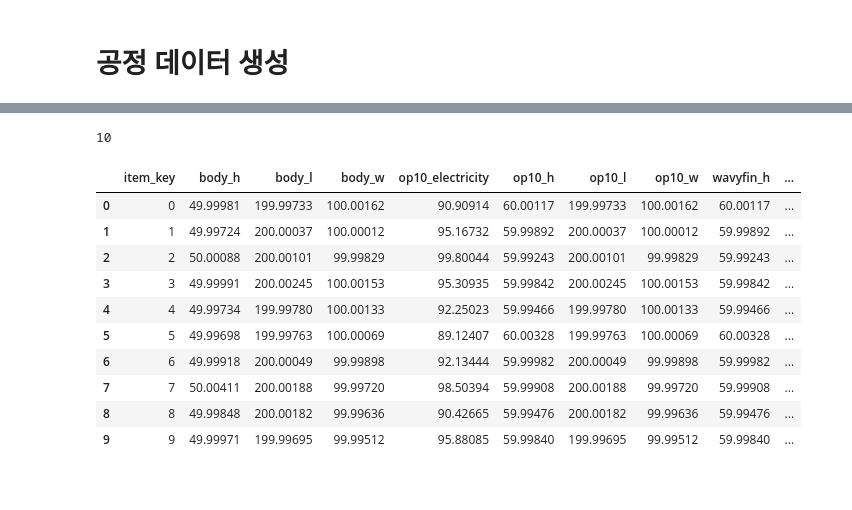
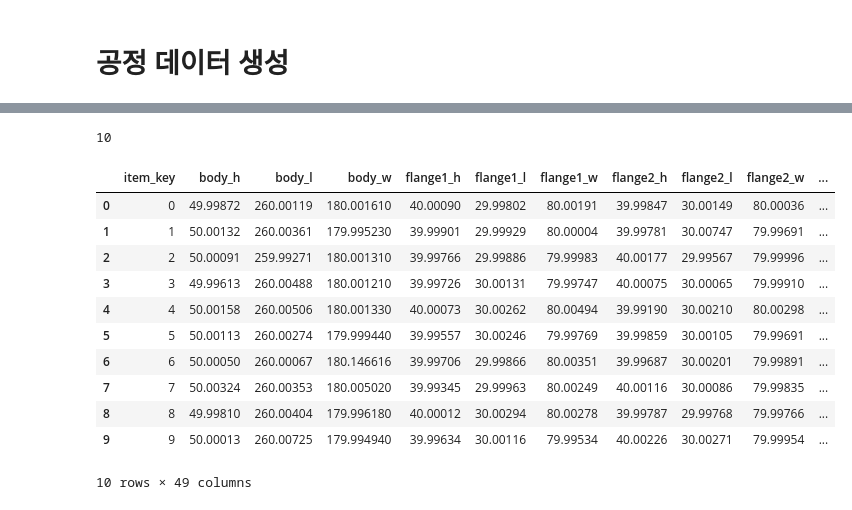
Before and after one commit to greendolphin7/Assembly_process_data_web_application, a Jupyter notebook: process_data_generator.ipynb, the cells around one changed output, grey strips where cells are left out. Cells and saved outputs as stored; diff of their text form; code cells hidden in the pictures.

```diff
--- a/process_data_generator.ipynb
+++ b/process_data_generator.ipynb
@@ -222,20 +367,21 @@ result_df.to_excel("op10_data.xlsx")
 # %%
-data_load = pd.read_excel("op10_data.xlsx")
+data_load = pd.read_excel("item_data.xlsx")
 
 num_list = len(data_load)
 
 print(num_list)
 data_load
 # %% [output]
 10
-|  | item_key | body_h | body_l | body_w | op10_electricity | op10_h | op10_l | op10_w | wavyfin_h | ... |
-| 0 | 0 | 49.99981 | 199.99733 | 100.00162 | 90.90914 | 60.00117 | 199.99733 | 100.00162 | 60.00117 | ... |
-| 1 | 1 | 49.99724 | 200.00037 | 100.00012 | 95.16732 | 59.99892 | 200.00037 | 100.00012 | 59.99892 | ... |
-| 2 | 2 | 50.00088 | 200.00101 | 99.99829 | 99.80044 | 59.99243 | 200.00101 | 99.99829 | 59.99243 | ... |
-| 3 | 3 | 49.99991 | 200.00245 | 100.00153 | 95.30935 | 59.99842 | 200.00245 | 100.00153 | 59.99842 | ... |
-| 4 | 4 | 49.99734 | 199.99780 | 100.00133 | 92.25023 | 59.99466 | 199.99780 | 100.00133 | 59.99466 | ... |
-| 5 | 5 | 49.99698 | 199.99763 | 100.00069 | 89.12407 | 60.00328 | 199.99763 | 100.00069 | 60.00328 | ... |
-| 6 | 6 | 49.99918 | 200.00049 | 99.99898 | 92.13444 | 59.99982 | 200.00049 | 99.99898 | 59.99982 | ... |
-| 7 | 7 | 50.00411 | 200.00188 | 99.99720 | 98.50394 | 59.99908 | 200.00188 | 99.99720 | 59.99908 | ... |
-| 8 | 8 | 49.99848 | 200.00182 | 99.99636 | 90.42665 | 59.99476 | 200.00182 | 99.99636 | 59.99476 | ... |
-| 9 | 9 | 49.99971 | 199.99695 | 99.99512 | 95.88085 | 59.99840 | 199.99695 | 99.99512 | 59.99840 | ... |
+|  | item_key | body_h | body_l | body_w | flange1_h | flange1_l | flange1_w | flange2_h | flange2_l | flange2_w | ... |
+| 0 | 0 | 49.99872 | 260.00119 | 180.001610 | 40.00090 | 29.99802 | 80.00191 | 39.99847 | 30.00149 | 80.00036 | ... |
+| 1 | 1 | 50.00132 | 260.00361 | 179.995230 | 39.99901 | 29.99929 | 80.00004 | 39.99781 | 30.00747 | 79.99691 | ... |
+| 2 | 2 | 50.00091 | 259.99271 | 180.001310 | 39.99766 | 29.99886 | 79.99983 | 40.00177 | 29.99567 | 79.99996 | ... |
+| 3 | 3 | 49.99613 | 260.00488 | 180.001210 | 39.99726 | 30.00131 | 79.99747 | 40.00075 | 30.00065 | 79.99910 | ... |
+| 4 | 4 | 50.00158 | 260.00506 | 180.001330 | 40.00073 | 30.00262 | 80.00494 | 39.99190 | 30.00210 | 80.00298 | ... |
+| 5 | 5 | 50.00113 | 260.00274 | 179.999440 | 39.99557 | 30.00246 | 79.99769 | 39.99859 | 30.00105 | 79.99691 | ... |
+| 6 | 6 | 50.00050 | 260.00067 | 180.146616 | 39.99706 | 29.99866 | 80.00351 | 39.99687 | 30.00201 | 79.99891 | ... |
+| 7 | 7 | 50.00324 | 260.00353 | 180.005020 | 39.99345 | 29.99963 | 80.00249 | 40.00116 | 30.00086 | 79.99835 | ... |
+| 8 | 8 | 49.99810 | 260.00404 | 179.996180 | 40.00012 | 30.00294 | 80.00278 | 39.99787 | 29.99768 | 79.99766 | ... |
+| 9 | 9 | 50.00013 | 260.00725 | 179.994940 | 39.99634 | 30.00116 | 79.99534 | 40.00226 | 30.00271 | 79.99954 | ... |
+10 rows × 49 columns
```
Also changed, not shown: parts of 7 cells of this notebook, 1 other file.
